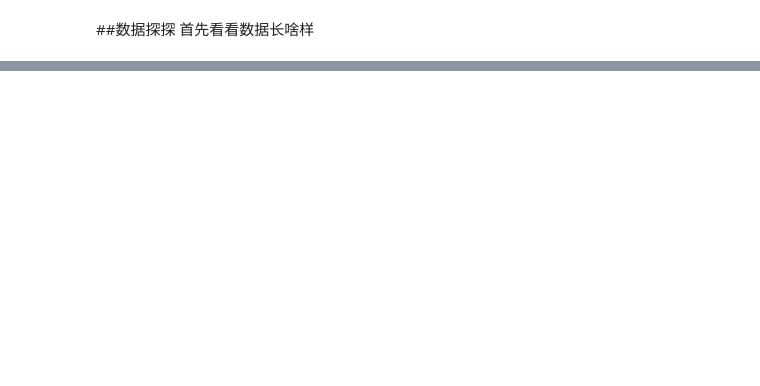
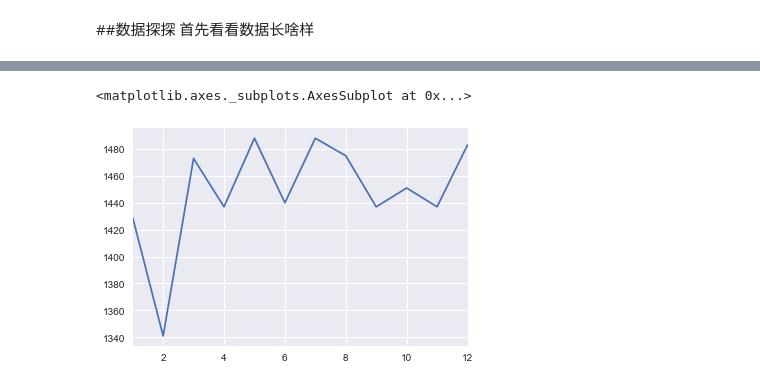
Before and after one commit to cqychen/mykaggle, a Jupyter notebook: Bike Sharing Demand/Bike Sharing Demand.ipynb, the cells around one changed output, grey strips where cells are left out. Drawn from its saved outputs; the diff is of its cells as text; code cells hidden in the pictures; blank space fills up the shorter version.

```diff
--- a/Bike Sharing Demand/Bike Sharing Demand.ipynb
+++ b/Bike Sharing Demand/Bike Sharing Demand.ipynb
@@ -46,0 +80,2 @@ memory usage: 456.6+ KB
+# %%
+all_df=pd.concat((train_df,test_df))
@@ -46,0 +103,11 @@ memory usage: 456.6+ KB
+# %%
+all_df["date"] = all_df.datetime.apply(lambda x : x.split()[0])
+# %%
+all_df["month"] = all_df.date.apply(lambda dateString : calendar.month_name[datetime.strptime(dateString,"%Y-%m-%d").month])
+# %%
+all_df["monthnum"] = all_df.datetime.apply(lambda x : int(x.split()[0].split('-')[1]))
+# %%
+all_df.monthnum.value_counts().sort_index().plot(kind='line')
+# %% [output]
+<matplotlib.axes._subplots.AxesSubplot at 0x...>
+[figure, added]
```
Also changed, not shown: parts of 17 cells of this notebook, 2 other files.
